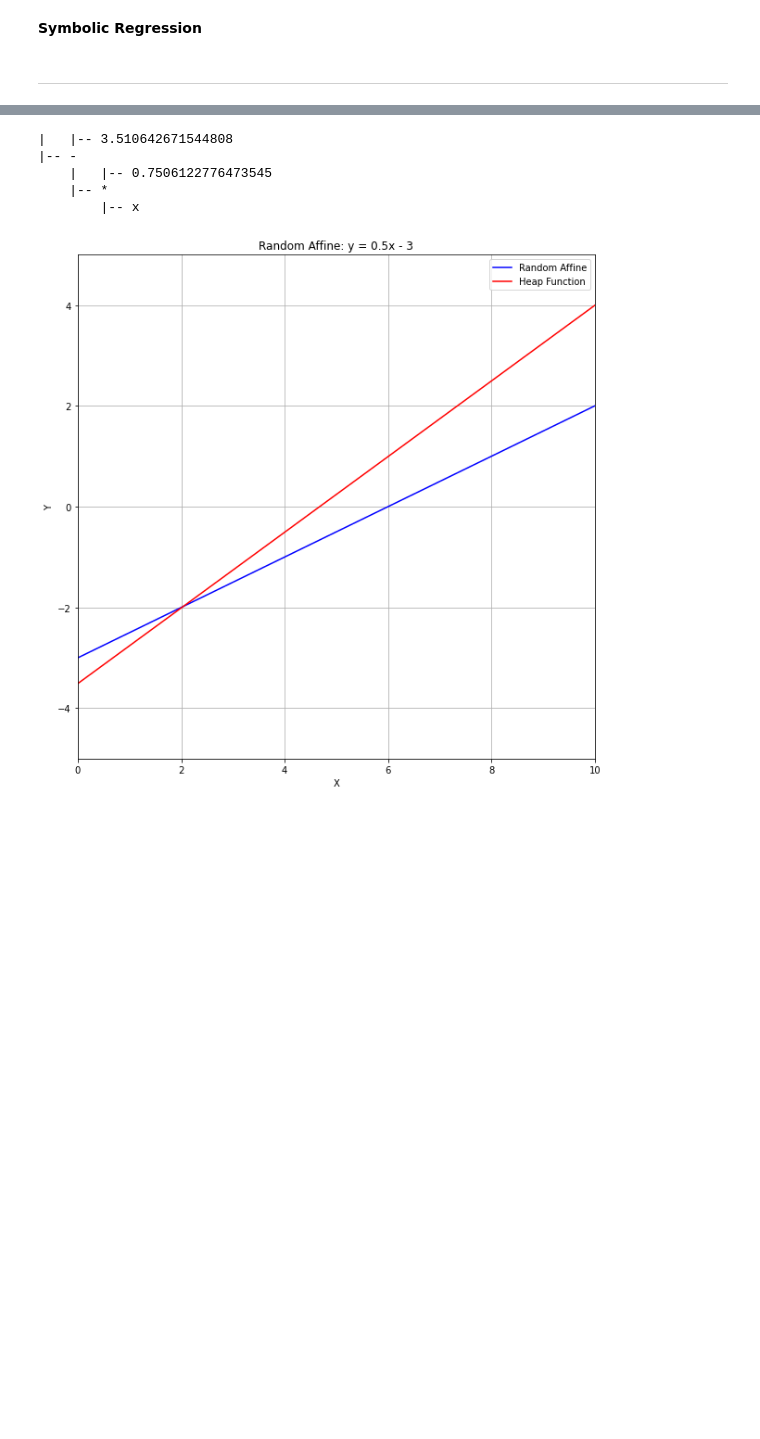
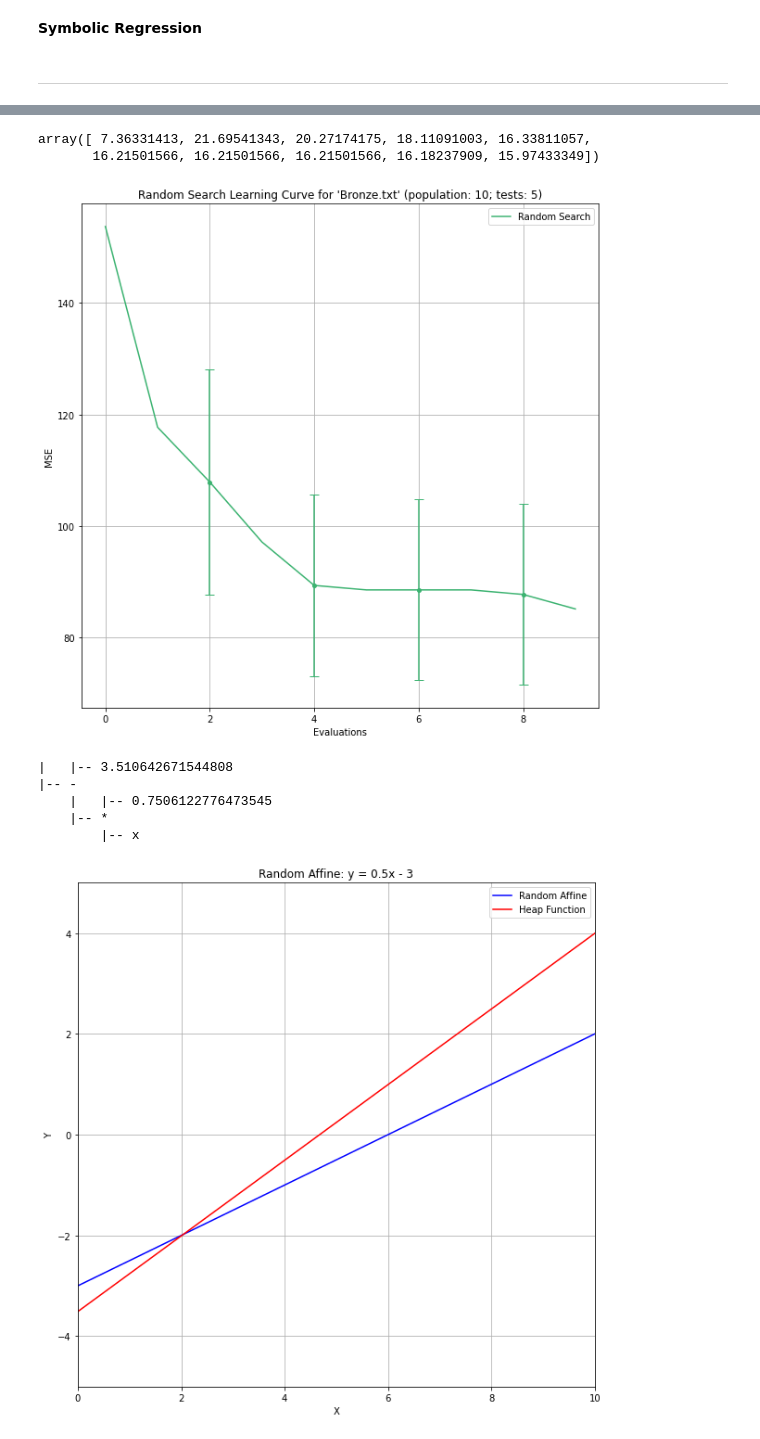
Before and after one commit to EMintzias/Symbolic-Regression-EA, a Jupyter notebook: HW2_pol.ipynb, the cells around one changed output, grey strips where cells are left out. Cells and saved outputs as stored; diff of their text form; code cells hidden in the pictures; blank space fills up the shorter version.

```diff
--- a/HW2_pol.ipynb
+++ b/HW2_pol.ipynb
@@ -294,3 +389,46 @@ rand_h.get_children(0)
+# %%
+x_learning_curv = np.full((tests,evaluations), None, dtype=float)
+y_learning_curv = np.full((tests,evaluations), None, dtype=float)
+
+for i in range(tests):
+    best_mse_now = np.inf
+    for j in range(evaluations):
+        if best_mse[i][j] < best_mse_now:
+            best_mse_now = best_mse[i][j]
+        y_learning_curv[i][j] = best_mse_now
+        x_learning_curv[i][j] = j
+# %%
+np.std(np.array(y_learning_curv), axis=0) / np.sqrt(np.array(y_learning_curv).shape[0])
+# %% [output]
+array([ 7.36331413, 21.69541343, 20.27174175, 18.11091003, 16.33811057,
+       16.21501566, 16.21501566, 16.21501566, 16.18237909, 15.97433349])
+# %%
+x_learning_curve = np.mean(np.array(x_learning_curv), axis=0)
+y_learning_curve = np.mean(np.array(y_learning_curv),axis=0)
+errors = np.std(np.array(y_learning_curv), axis=0) / np.sqrt(np.array(y_learning_curv).shape[0])
+x_err = []
+y_err = []
+err = []
+for i in range(evaluations):
+    if i % (evaluations/5) == 0 and i != 0:
+        x_err.append(i)
+        y_err.append(y_learning_curve[i])
+        err.append(errors[i])
+# %%
+# PLOT LEARNING CURVE
+
+plt.figure(figsize=(10, 10))
+plt.plot(x_learning_curve, y_learning_curve, '-', label='Random Search', color='#3CB371')
+plt.errorbar(x_err, y_err, yerr=err, color='#3CB371', fmt='o', capsize=5, markersize=4)
+plt.title("Random Search Learning Curve for 'Bronze.txt' (population: {}; tests: {})".format(population, tests))
+plt.xlabel('Evaluations')
+plt.ylabel('MSE')
+plt.legend()
+plt.grid(True)
+plt.savefig('Random_Search_Learning.pdf', dpi=300)
+plt.show()
+# %% [output]
+[figure, added]
 # %%
 # OPEN DATA FILE FOR X VALUES
 x_list = []
```
Also changed, not shown: parts of 11 cells of this notebook, 1 other file.
